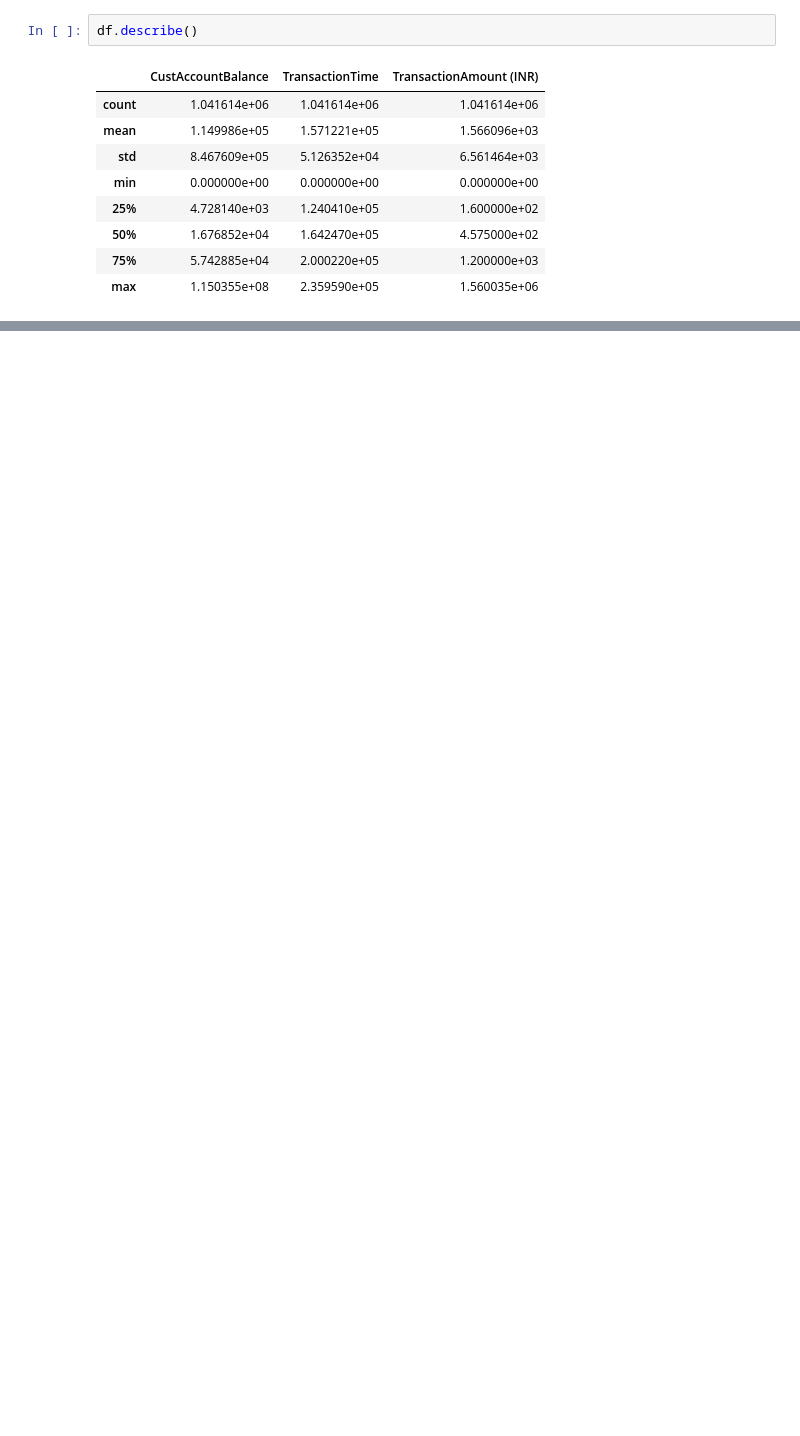
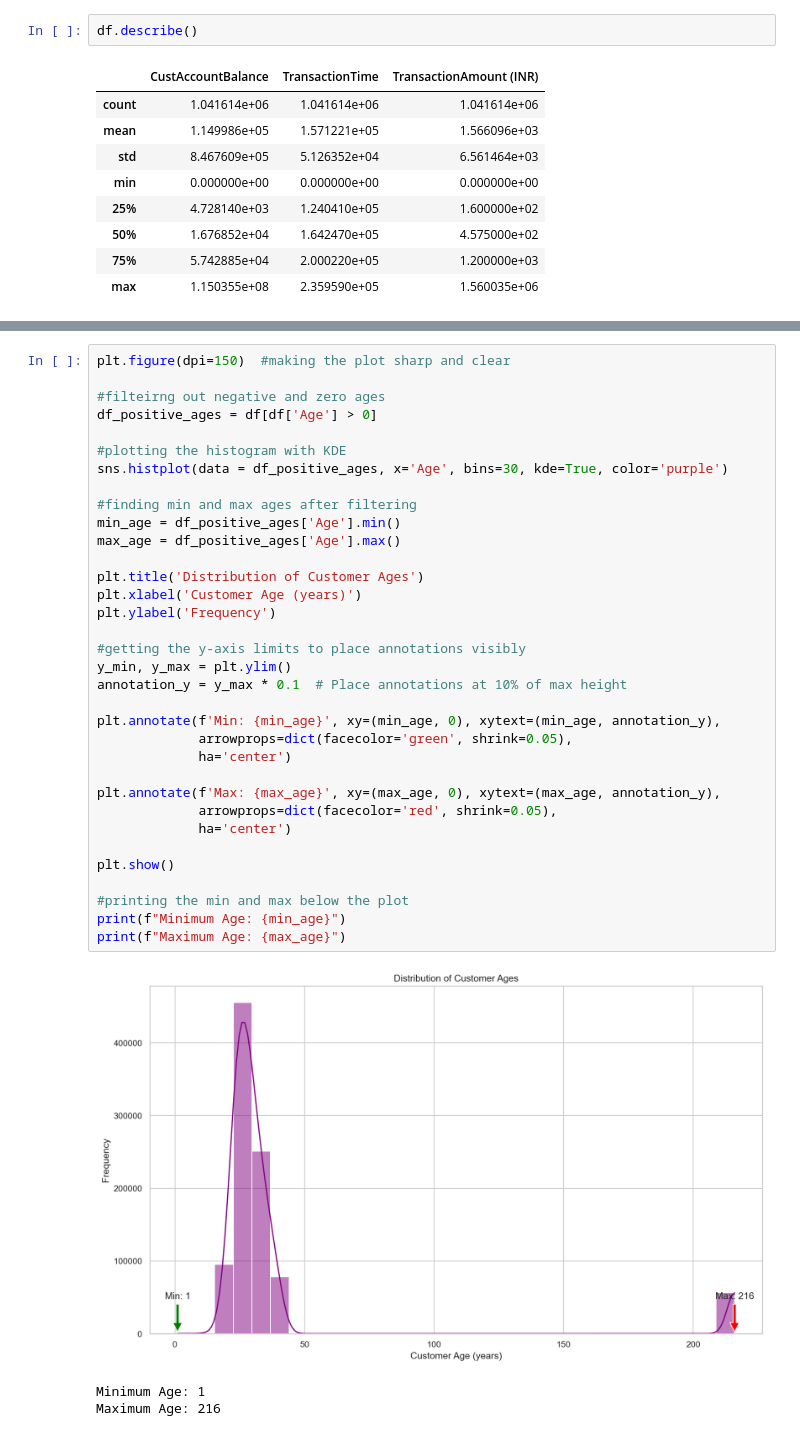
Before and after one commit to mosimii/banktrust-rfm-customer-segmentation, a Jupyter notebook: notebook/rfm_customer_segmentation_banktrust.ipynb, the cells around one changed output, grey strips where cells are left out. Saved outputs shown, nothing was run; the diff lists cells and outputs as text; blank space fills up the shorter version.

```diff
--- a/notebook/rfm_customer_segmentation_banktrust.ipynb
+++ b/notebook/rfm_customer_segmentation_banktrust.ipynb
@@ -65,0 +227,38 @@ df.describe()
+# %%
+plt.figure(dpi=150)  #making the plot sharp and clear
+
+#filteirng out negative and zero ages
+df_positive_ages = df[df['Age'] > 0]
+
+#plotting the histogram with KDE
+sns.histplot(data = df_positive_ages, x='Age', bins=30, kde=True, color='purple')
+
+#finding min and max ages after filtering
+min_age = df_positive_ages['Age'].min()
+max_age = df_positive_ages['Age'].max()
+
+plt.title('Distribution of Customer Ages')
+plt.xlabel('Customer Age (years)')
+plt.ylabel('Frequency')
+
+#getting the y-axis limits to place annotations visibly
+y_min, y_max = plt.ylim()
+annotation_y = y_max * 0.1  # Place annotations at 10% of max height
+
+plt.annotate(f'Min: {min_age}', xy=(min_age, 0), xytext=(min_age, annotation_y),
+             arrowprops=dict(facecolor='green', shrink=0.05),
+             ha='center')
+
+plt.annotate(f'Max: {max_age}', xy=(max_age, 0), xytext=(max_age, annotation_y),
+             arrowprops=dict(facecolor='red', shrink=0.05),
+             ha='center')
+
+plt.show()
+
+#printing the min and max below the plot
+print(f"Minimum Age: {min_age}")
+print(f"Maximum Age: {max_age}")
+# %% [output]
+[figure, added]
+Minimum Age: 1
+Maximum Age: 216
```
Also changed, not shown: parts of 170 cells of this notebook, 7 other files.
